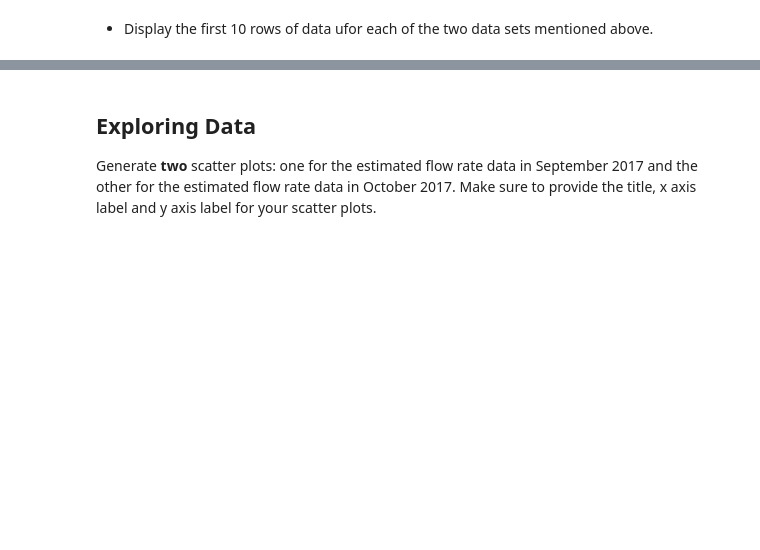
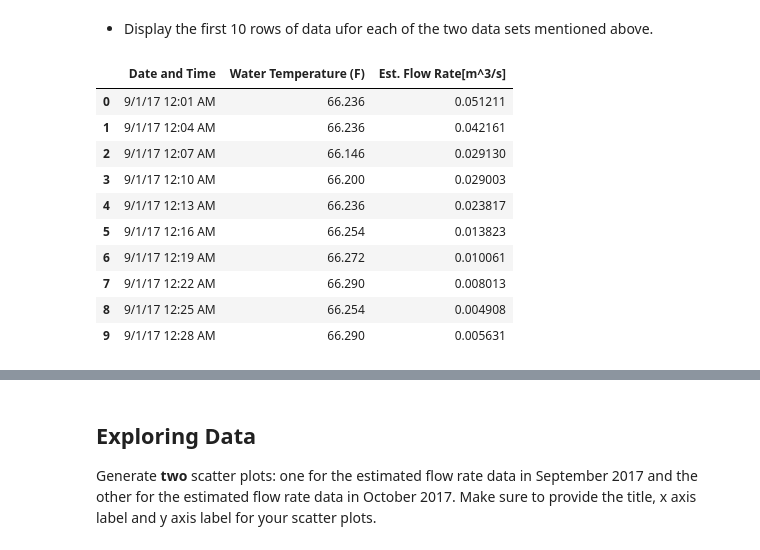
Before and after one commit to ncat-morrow/isen-project-1-scrubnuggets, a Jupyter notebook: ISEN_370_Module_2_Project.ipynb, the cells around one changed output, grey strips where cells are left out. Saved outputs shown, nothing was run; the diff lists cells and outputs as text; code cells hidden in the pictures; blank space fills up the shorter version.

Commit message:
tables, please save

```diff
--- a/ISEN_370_Module_2_Project.ipynb
+++ b/ISEN_370_Module_2_Project.ipynb
@@ -22,3 +27,19 @@ data_url4='https://github.com/StevenXJiang/DataScienceModule2/raw/main/LEWAS_Sto
 ## Exploring Data
 # %% [markdown]
 * Display the first 10 rows of data ufor each of the two data sets mentioned above.
+# %%
+df1=pd.read_csv(data_url3)
+# %%
+df1.head(10)
+# %% [output]
+|  | Date and Time | Water Temperature (F) | Est. Flow Rate[m^3/s] |
+| 0 | 9/1/17 12:01 AM | 66.236 | 0.051211 |
+| 1 | 9/1/17 12:04 AM | 66.236 | 0.042161 |
+| 2 | 9/1/17 12:07 AM | 66.146 | 0.029130 |
+| 3 | 9/1/17 12:10 AM | 66.200 | 0.029003 |
+| 4 | 9/1/17 12:13 AM | 66.236 | 0.023817 |
+| 5 | 9/1/17 12:16 AM | 66.254 | 0.013823 |
+| 6 | 9/1/17 12:19 AM | 66.272 | 0.010061 |
+| 7 | 9/1/17 12:22 AM | 66.290 | 0.008013 |
+| 8 | 9/1/17 12:25 AM | 66.254 | 0.004908 |
+| 9 | 9/1/17 12:28 AM | 66.290 | 0.005631 |
```
Also changed, not shown: parts of 5 cells of this notebook.
